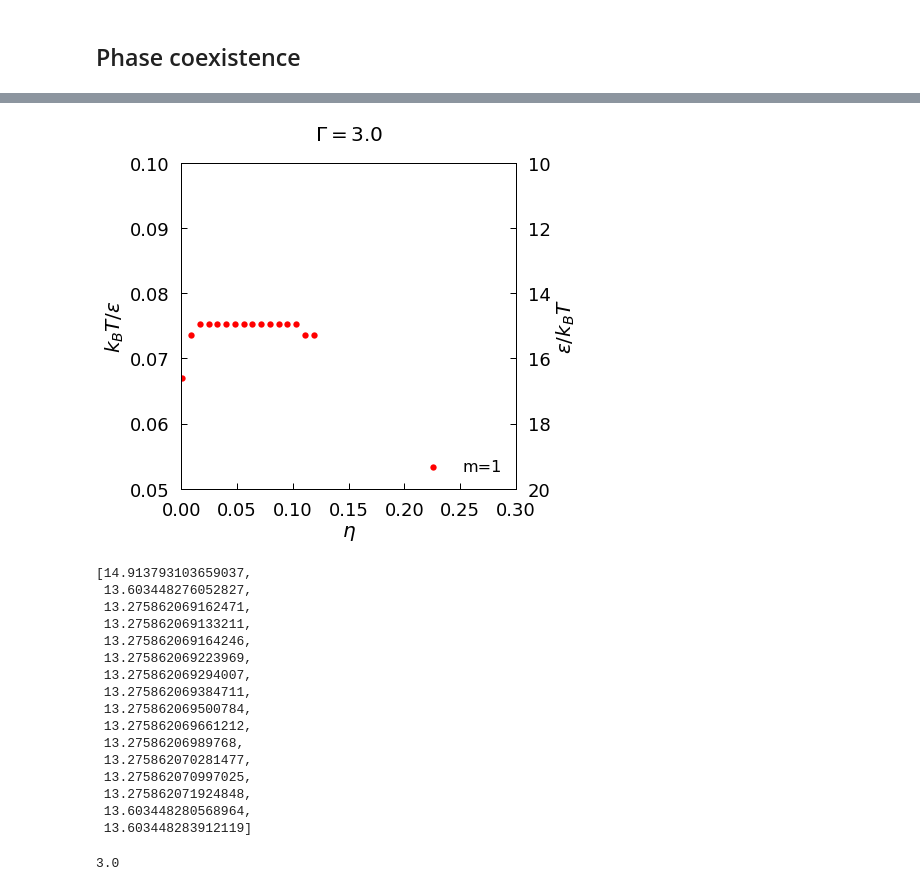
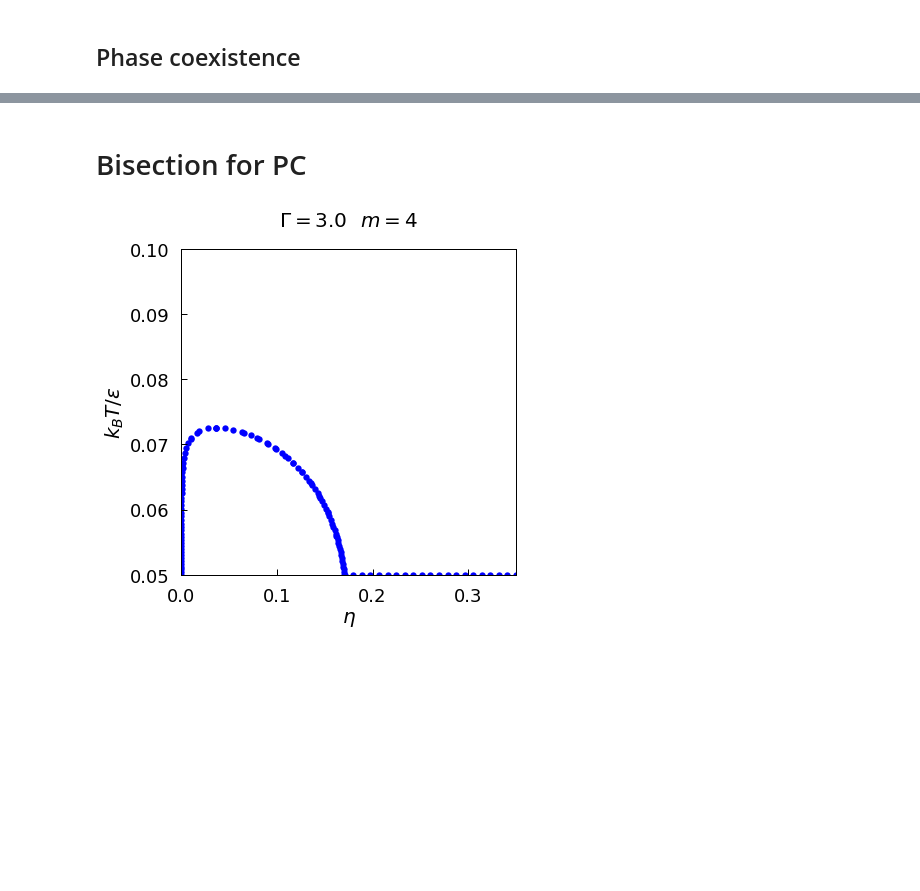
Before and after one commit to truskett-group-ut/patchy_polymer_with_nanocrystal, a Jupyter notebook: wertheim/depletion_wertheim.ipynb, the cells around one changed output, grey strips where cells are left out. Drawn from its saved outputs; the diff is of its cells as text; code cells hidden in the pictures; blank space fills up the shorter version.

Commit message:
finished binodal calculation

```diff
--- a/wertheim/depletion_wertheim.ipynb
+++ b/wertheim/depletion_wertheim.ipynb
@@ -680,8 +683,9 @@ def FindPhases(p, x_c, e_pc, d_c, d_p, m_c, m_p, m, q0=None):
                                       q[0], q[1], q[2])
 
     #minimize using the simplex method
-    res = sp.optimize.minimize(func, q0, method='nelder-mead',
-                               options={'xtol': 1e-12, 'disp': False, 'maxiter':1000})
+    res = sp.optimize.minimize(func, q0, method='Nelder-Mead',
+                               options={'xtol': 1e-8, 'disp': False, 'maxiter':400})
+                               #options={'xtol': 1e-12, 'disp': False, 'maxiter':1000})
 
     #solver found variables
     p_1 = res.x[0]
@@ -789,12 +780,12 @@ p_c_max = 6.0*n_c_max/(np.pi*d_c**3)
 p_c_vals = np.linspace(p_c_min, p_c_max, num=num_pts_p_c)
 e_pc_vals = np.linspace(e_pc_min, e_pc_max, num=num_pts_e_pc)
 # %%
-n_c = 0.201
+n_c = 0.19
 gamma = 3.0
 
 e_pc_min = 10.0
 e_pc_max = 20.0
-num_pts_e_pc = 120
+num_pts_e_pc = 300
 
 p_c = 6.0*n_c/(np.pi*d_c**3)
 p_p = p_c*gamma
@@ -804,7 +795,10 @@ e_pc_vals = np.linspace(e_pc_min, e_pc_max, num=num_pts_e_pc)
 
 q0 = None
 senss = []
+counter = 0
 for e_pc in reversed(e_pc_vals):
+    print counter
     sens, q0 = PS(p, x_c, e_pc, d_c, d_p, m_c, m_p, m, q0, threshold=1.0e-6)
     senss.append(sens)
+    counter += 1
 # %% [output]
@@ -863,3 +879,5 @@ For 0.000494553044218 there is a root at e_pc = 13.2758620692
 0.002052194095682612
 0.0021720126381029525
 0.0022918311805232927
+# %% [markdown]
+# Bisection for PC
@@ -866,3 +971,9 @@ For 0.000494553044218 there is a root at e_pc = 13.2758620692
+# %%
+binodal = CalculatePCBoundary(p_c_vals, e_pc_min, e_pc_max, num_pts_epc,
+                              gamma,
+                              d_c, d_p, m_c, m_p, m,
+                              threshold=1e-6, threshold_op=1e-6
+                              )
 # %%
 fig=plt.figure()
 
@@ -871,69 +982,52 @@ title_font = {'family' : 'arial', 'color'  : 'black', 'weight' : 'heavy','size':
 axis_label_font = {'family' : 'arial', 'color'  : 'black', 'weight' : 'normal','size': 20}
 
 #plot the data
+plt.scatter(phase_data[(m,gamma)]['spinodal'][0], 1/np.array(phase_data[(m,gamma)]['spinodal'][1]),
+            c='blue', marker="o", s=40, alpha=0.2, linewidths=0.0, label="m={}".format(m))
+
+plt.scatter(phase_data[(m,gamma)]['percolation'][0], 1/np.array(phase_data[(m,gamma)]['percolation'][1]),
+            c='blue', marker="o", s=40, alpha=0.05, linewidths=0.0, label="m={}".format(m))
+
 plt.scatter(binodal[3], 1/np.array(binodal[2]),
-            c='red', marker="o", s=40, alpha=1.0, linewidths=0.0, label="m={}".format(m))
+            c='blue', marker="o", s=40, alpha=1.0, linewidths=0.0, label="m={}".format(m))
 
 #add a legend
-plt.legend(loc='lower right', fontsize=16, frameon=False)
+#plt.legend(loc='lower right', fontsize=16, frameon=False)
 
 #set the ranges
-n_c_range = np.array([0.0001, 0.30])
+n_c_range = np.array([0.0001, 0.35])
 e_inv_range = np.array([0.05, 0.10])
 e_range = 1.0 / e_inv_range
 plt.xlim(tuple(n_c_range))
 plt.ylim(tuple(e_inv_range))
 #plt.xscale('log')
 
 ###primary axis settings
 plt.rcParams["figure.figsize"] = [6,6]
 plt.rc('axes',edgecolor='black',linewidth=1)
 plt.tick_params(which='both', axis='both', color='black', length=6, width=1.0)
 plt.rcParams['xtick.direction'] = 'in'
 plt.rcParams['ytick.direction'] = 'in'
 
 plt.xlabel('$\eta$', fontsize=20, fontdict = axis_label_font)
 plt.ylabel('$k_{B}T/\epsilon$', fontsize=20, fontdict = axis_label_font)
 plt.tick_params(axis='both', labelsize=18, pad=12)
-plt.title("$\Gamma = {}$".format(gamma), y=1.05, fontdict = title_font)
+plt.title("$\Gamma = {}$  $m = {}$".format(gamma, m), y=1.05, fontdict = title_font)
 
 #make another axis
-plt.twinx()
-plt.ylim(e_range)
+#plt.twinx()
+#plt.ylim(e_range)
 
 ###secondary axis settings
-plt.rcParams["figure.figsize"] = [6,6]
-plt.rc('axes',edgecolor='black',linewidth=1)
-plt.tick_params(which='both', axis='both', color='black', length=6, width=1.0)
-plt.rcParams['xtick.direction'] = 'in'
-plt.rcParams['ytick.direction'] = 'in'
+#plt.rcParams["figure.figsize"] = [6,6]
+#plt.rc('axes',edgecolor='black',linewidth=1)
+#plt.tick_params(which='both', axis='both', color='black', length=6, width=1.0)
+#plt.rcParams['xtick.direction'] = 'in'
+#plt.rcParams['ytick.direction'] = 'in'
 
-plt.ylabel('$\epsilon / k_{B}T$', fontsize=20, fontdict = axis_label_font)
-plt.tick_params(axis='both', labelsize=18, pad=12)
+#plt.ylabel('$\epsilon / k_{B}T$', fontsize=20, fontdict = axis_label_font)
+#plt.tick_params(axis='both', labelsize=18, pad=12)
 
-plt.savefig('./data/colloid_polymer_gamma={}.png'.format(gamma), bbox_inches='tight', dpi=100)
+plt.savefig('./data/colloid_polymer_with_ps.png'.format(gamma), bbox_inches='tight', dpi=100)
 # %% [output]
-[figure, old version]
+[figure, new version]
-# %%
-binodal[2]
-# %% [output]
-[14.913793103659037,
- 13.603448276052827,
- 13.275862069162471,
- 13.275862069133211,
- 13.275862069164246,
- 13.275862069223969,
- 13.275862069294007,
- 13.275862069384711,
- 13.275862069500784,
- 13.275862069661212,
- 13.27586206989768,
- 13.275862070281477,
- 13.275862070997025,
- 13.275862071924848,
- 13.603448280568964,
- 13.603448283912119]
-# %%
-gamma
-# %% [output]
-3.0
```
Also changed, not shown: parts of 18 cells of this notebook.
